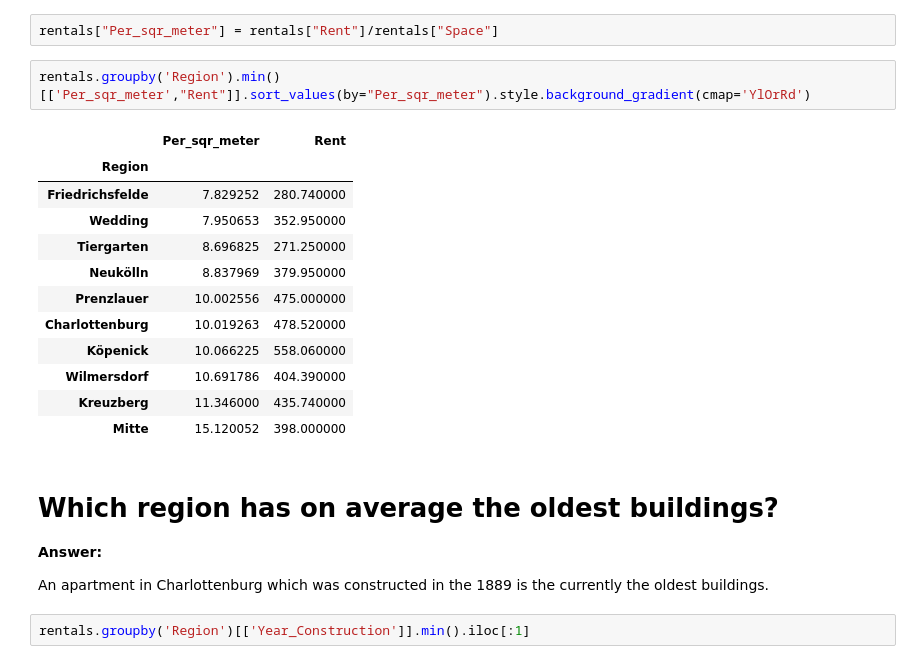
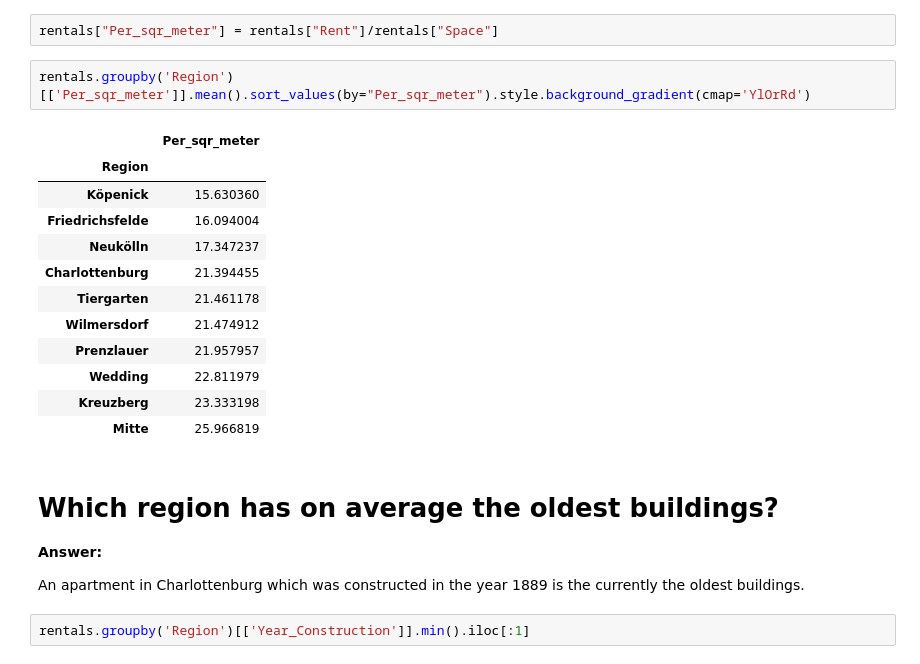
Before and after one commit to Amakudegloria/Berlin_Flates_Projects, a Jupyter notebook: Immobilien_Scout_24.ipynb, the cells around one changed output. Cells and saved outputs as stored; diff of their text form.

```diff
--- a/Immobilien_Scout_24.ipynb
+++ b/Immobilien_Scout_24.ipynb
@@ -234,26 +238,26 @@ rentals.groupby('Condition')[['Rent']].mean().style.background_gradient(cmap='Yl
 # %%
 rentals["Per_sqr_meter"] = rentals["Rent"]/rentals["Space"]
 # %%
-rentals.groupby('Region').min()[['Per_sqr_meter',"Rent"]].sort_values(by="Per_sqr_meter").style.background_gradient(cmap='YlOrRd')
+rentals.groupby('Region')[['Per_sqr_meter']].mean().sort_values(by="Per_sqr_meter").style.background_gradient(cmap='YlOrRd')
 # %% [output]
-|  | Per_sqr_meter | Rent |
-| Region |  |  |
-| Friedrichsfelde | 7.829252 | 280.740000 |
-| Wedding | 7.950653 | 352.950000 |
-| Tiergarten | 8.696825 | 271.250000 |
-| Neukölln | 8.837969 | 379.950000 |
-| Prenzlauer | 10.002556 | 475.000000 |
-| Charlottenburg | 10.019263 | 478.520000 |
-| Köpenick | 10.066225 | 558.060000 |
-| Wilmersdorf | 10.691786 | 404.390000 |
-| Kreuzberg | 11.346000 | 435.740000 |
-| Mitte | 15.120052 | 398.000000 |
+|  | Per_sqr_meter |
+| Region |  |
+| Köpenick | 15.630360 |
+| Friedrichsfelde | 16.094004 |
+| Neukölln | 17.347237 |
+| Charlottenburg | 21.394455 |
+| Tiergarten | 21.461178 |
+| Wilmersdorf | 21.474912 |
+| Prenzlauer | 21.957957 |
+| Wedding | 22.811979 |
+| Kreuzberg | 23.333198 |
+| Mitte | 25.966819 |
 # %% [markdown]
 # **Which region has on average the oldest buildings?**
 
 **Answer:**
 
-An apartment in Charlottenburg which was constructed in the 1889 is the currently the oldest buildings.
+An apartment in Charlottenburg which was constructed in the year 1889 is the currently the oldest buildings.
 # %%
 rentals.groupby('Region')[['Year_Construction']].min().iloc[:1]
 # %% [output]
```
Also changed, not shown: parts of 44 cells of this notebook.
